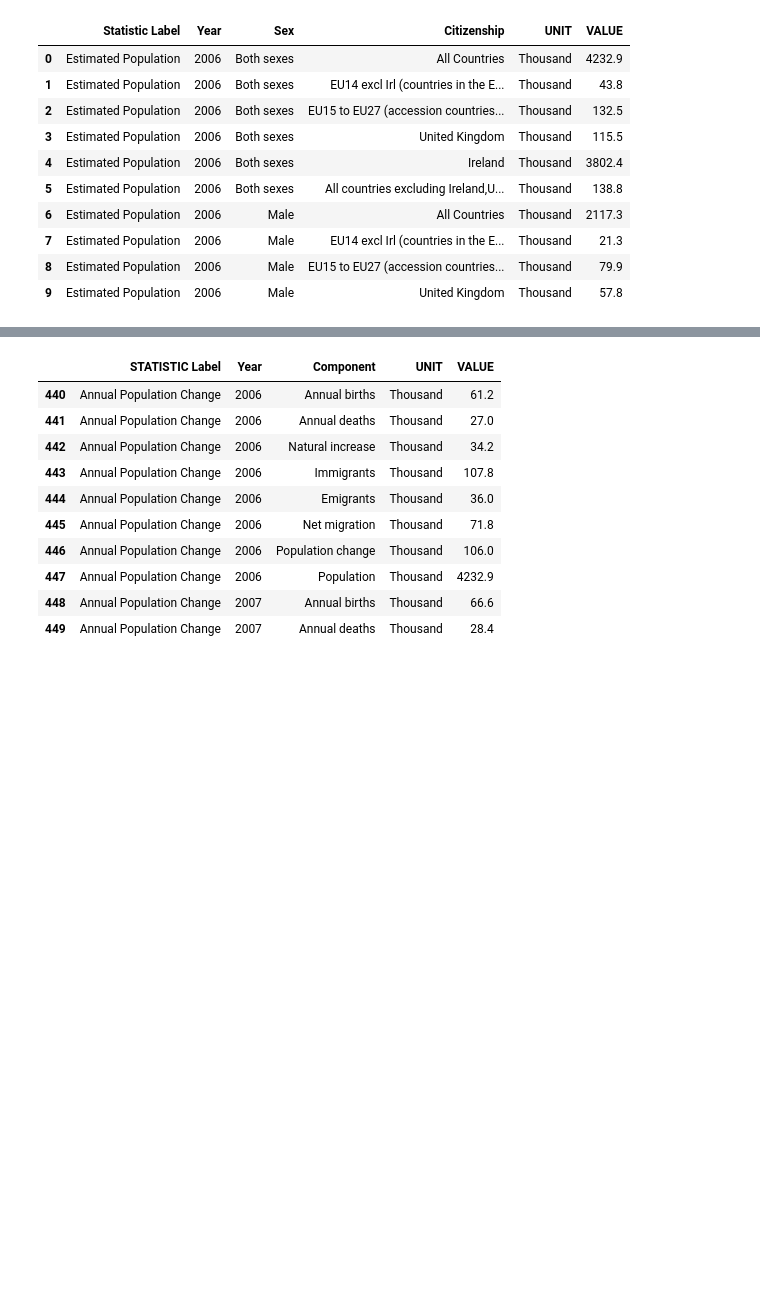
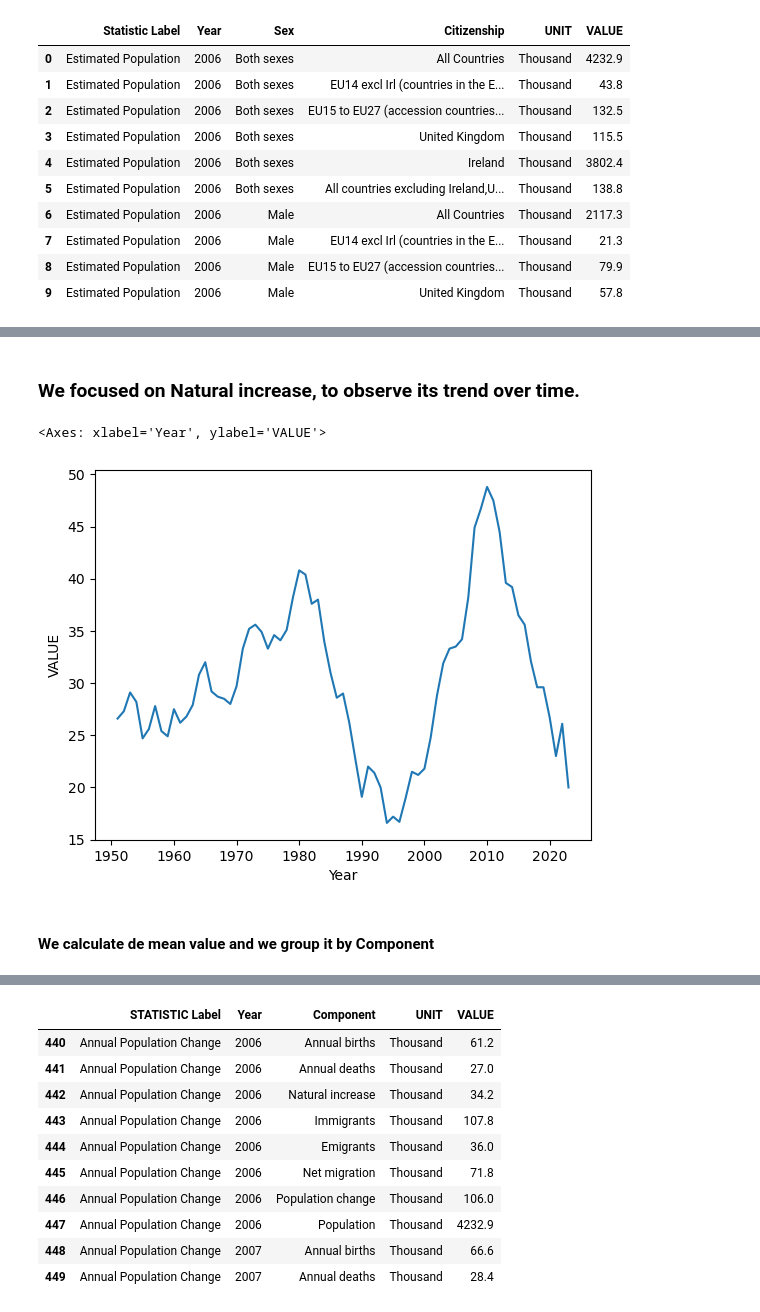
Before and after one commit to CCT2017156/MSC_DA__CA1, a Jupyter notebook: CA1-20171256.ipynb, the cells around one changed output, grey strips where cells are left out. Cells and saved outputs as stored; diff of their text form; code cells hidden in the pictures; blank space fills up the shorter version.

```diff
--- a/CA1-20171256.ipynb
+++ b/CA1-20171256.ipynb
@@ -170,0 +178,10 @@ df2_EP.head(10) #First 10 rows
+# %% [markdown]
+### We focused on Natural increase, to observe its trend over time.
+# %%
+sample_data =df_AP[df_AP['Component'] == 'Natural increase']
+sns.lineplot(x='Year', y='VALUE', data=sample_data)
+# %% [output]
+<Axes: xlabel='Year', ylabel='VALUE'>
+[figure, added]
+# %% [markdown]
+#### We calculate de mean value and we group it by Component
```
Also changed, not shown: parts of 33 cells of this notebook.
